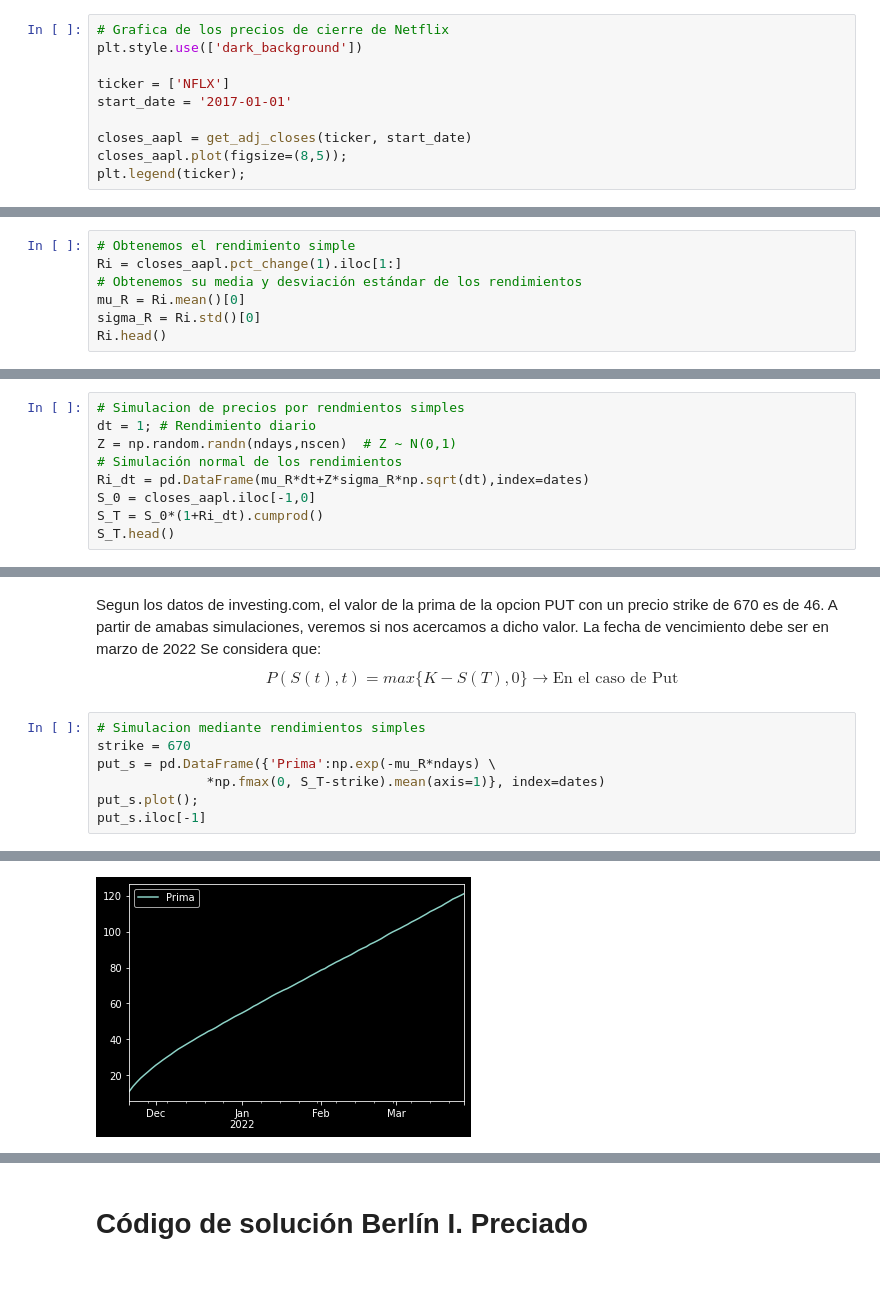
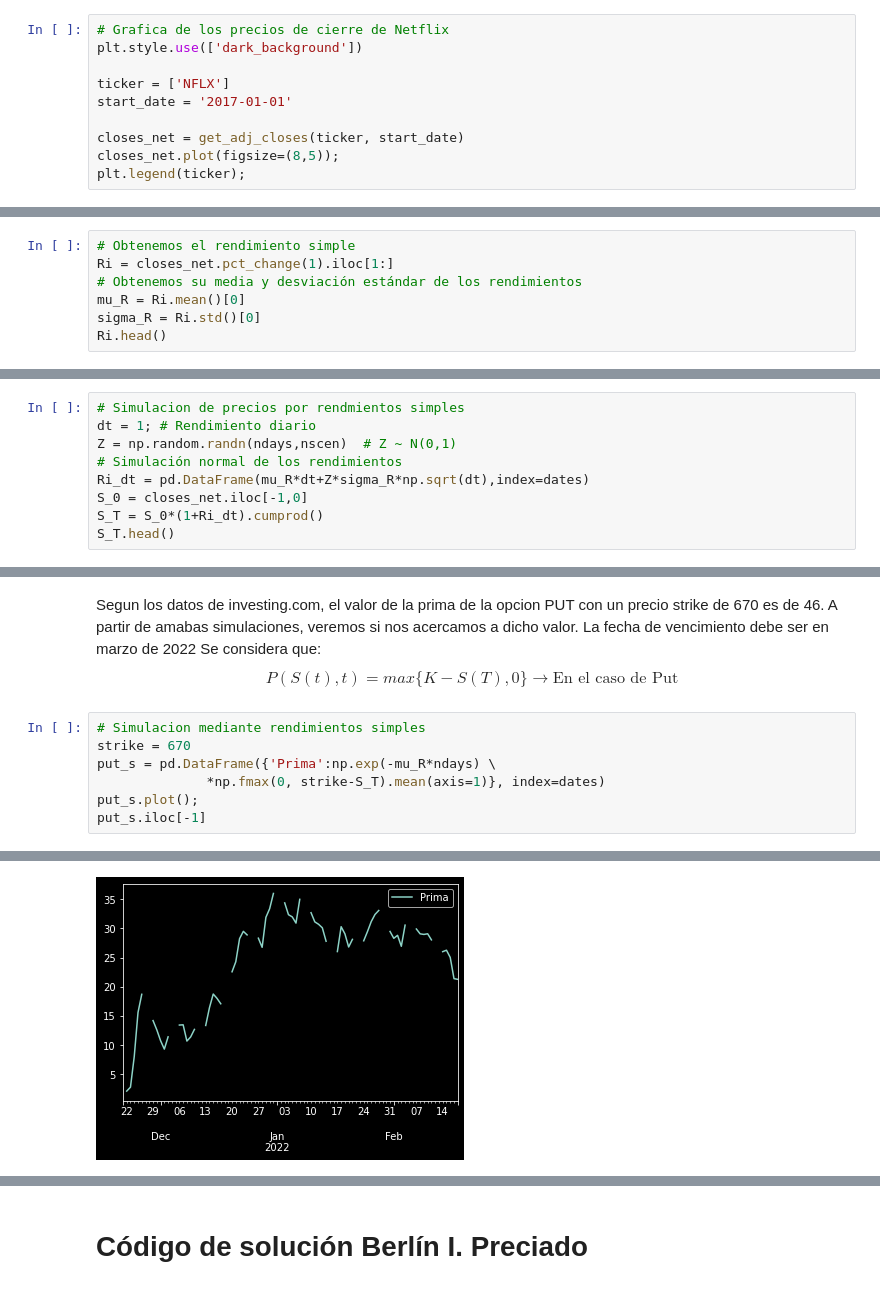
Before and after one commit to CuauhtemocCC/Tarea8_CCORRALES_BIPRECIADO, a Jupyter notebook: Tarea8_CCorrales_BIPreciado.ipynb, the cells around one changed output, grey strips where cells are left out. Cells and saved outputs as stored; diff of their text form.

```diff
--- a/Tarea8_CCorrales_BIPreciado.ipynb
+++ b/Tarea8_CCorrales_BIPreciado.ipynb
@@ -72,8 +72,8 @@ plt.style.use(['dark_background'])
 ticker = ['NFLX']
 start_date = '2017-01-01'
 
-closes_aapl = get_adj_closes(ticker, start_date)
-closes_aapl.plot(figsize=(8,5));
+closes_net = get_adj_closes(ticker, start_date)
+closes_net.plot(figsize=(8,5));
 plt.legend(ticker);
 # %% [output]
 [figure]
@@ -124,7 +124,7 @@ dates, ndays
 **Calculo de rendimientos simples y su simulacion de precios**
 # %%
 # Obtenemos el rendimiento simple
-Ri = closes_aapl.pct_change(1).iloc[1:]
+Ri = closes_net.pct_change(1).iloc[1:]
 # Obtenemos su media y desviación estándar de los rendimientos
 mu_R = Ri.mean()[0]
 sigma_R = Ri.std()[0]
@@ -143,7 +143,7 @@ dt = 1; # Rendimiento diario
 Z = np.random.randn(ndays,nscen)  # Z ~ N(0,1)
 # Simulación normal de los rendimientos
 Ri_dt = pd.DataFrame(mu_R*dt+Z*sigma_R*np.sqrt(dt),index=dates)
-S_0 = closes_aapl.iloc[-1,0]
+S_0 = closes_net.iloc[-1,0]
 S_T = S_0*(1+Ri_dt).cumprod()
 S_T.head()
 # %% [output]
@@ -185,7 +185,7 @@ $$ P(S(t),t)=max\{K-S(T),0\} \rightarrow \text{En el caso de Put}$$
 # Simulacion mediante rendimientos simples
 strike = 670
 put_s = pd.DataFrame({'Prima':np.exp(-mu_R*ndays) \
-              *np.fmax(0, S_T-strike).mean(axis=1)}, index=dates)
+              *np.fmax(0, strike-S_T).mean(axis=1)}, index=dates)
 put_s.plot();
 put_s.iloc[-1]
 # %% [output]
@@ -194,4 +194,4 @@ Name: 2022-03-25 00:00:00, dtype: float64
-[figure, old version]
+[figure, new version]
 # %%
 # Simulacion mediante rendimientos logaritmicos
 strike = 670
```
Also changed, not shown: parts of 35 cells of this notebook.
